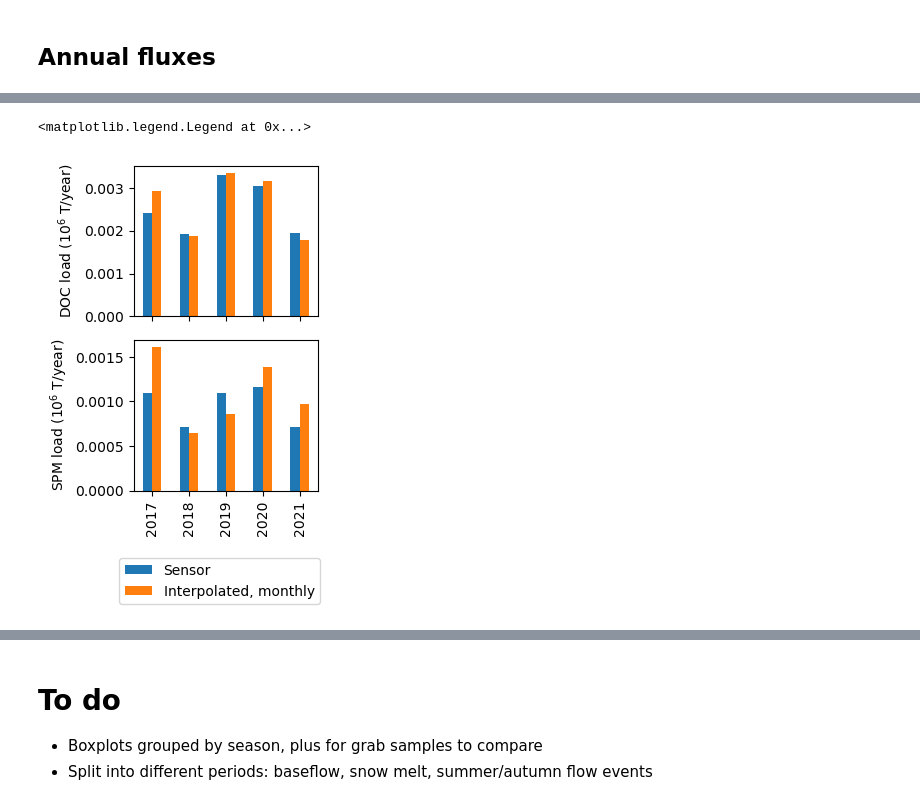
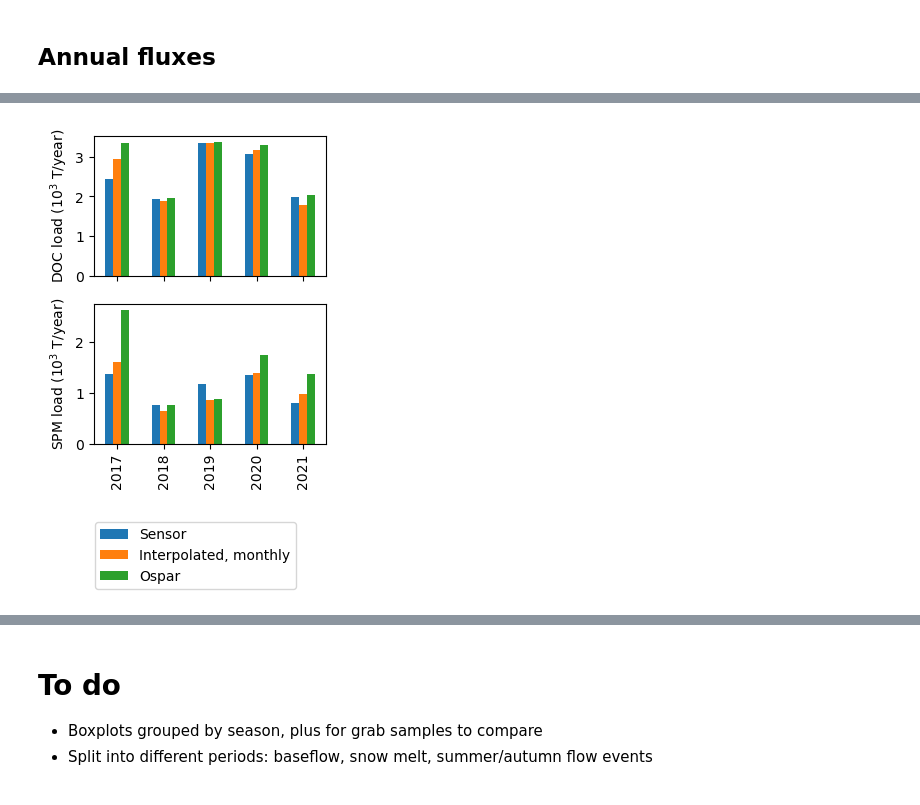
Before and after one commit to NIVANorge/maalselva, a Jupyter notebook: 2022_MD/code/md_option4_python.ipynb, the cells around one changed output, grey strips where cells are left out. Drawn from its saved outputs; the diff is of its cells as text; code cells hidden in the pictures.

Commit message:
Add ospar fluxes, regressions using hour-joins

```diff
--- a/2022_MD/code/md_option4_python.ipynb
+++ b/2022_MD/code/md_option4_python.ipynb
@@ -957,2 +1099,21 @@ for var in ['DOC', 'SPM']:
 # %% [markdown]
 ## Annual fluxes
+# %%
+# Read in annual fluxes calculated using Ospar method
+fluxes_ospar_df = pd.read_excel(r'../data/Ospar_Fluxes_bothstations.xlsx')
+fluxes_ospar_df.columns = ['site', 'year', 'ospar_DOC_extra', 'ospar_DOC_monthly', 'ospar_SPM_extra', 'ospar_SPM_monthly']
+fluxes_ospar_df = fluxes_ospar_df.loc[fluxes_ospar_df['site'] == site]
+fluxes_ospar_df.set_index('year', inplace=True)
+fluxes_ospar_df.drop('site', axis=1, inplace=True)
+
+# Convert units to 10^3 Tonnes/yr
+fluxes_ospar_df = fluxes_ospar_df/10**6
+
+if site == 'Malselva':
+    # Drop values that are the same
+    fluxes_ospar_df.loc[[2018, 2021], 'ospar_SPM_extra'] = np.NaN
+    fluxes_ospar_df.loc[[2018, 2020, 2021], 'ospar_DOC_extra'] = np.NaN
+    # Drop dodgy 2020-2021 DOC data
+    fluxes_ospar_df.loc[[2020, 2021], 'ospar_DOC_monthly'] = np.NaN
+
+fluxes_ospar_df
@@ -959,47 +1128,64 @@ for var in ['DOC', 'SPM']:
 # %%
 fluxes_yr_df = fluxes_daily_df.loc[:, col_li].resample('Y').sum()
-# Convert to megatonnes (10^6 tonnes/year)
-fluxes_yr_df = fluxes_yr_df/10**6
+# Convert to kilotonnes (10^3 tonnes/year)
+fluxes_yr_df = fluxes_yr_df/10**3
 
 fluxes_yr_df.index = fluxes_yr_df.index.year
+
+# Add Ospar estimates
+fluxes_yr_df = pd.concat([fluxes_yr_df, fluxes_ospar_df], axis=1)
 
 # Remove estimates based on grab samples for 2020 and 2021 (almost no data)
 if site == 'Malselva':
     fluxes_yr_df.loc[[2020, 2021], ['flux_DOC_interp_monthly', 'flux_DOC_interp_extra']] = np.NaN
     fluxes_yr_df.loc[[2021], ['flux_DOC_sensor']] = np.NaN
     # Also remove 'interpolated_extra' fluxes for 2018 and 2020 for Målselva
     fluxes_yr_df.loc[[2018, 2021], ['flux_DOC_interp_extra', 'flux_SPM_interp_extra']] = np.NaN
     # Turbidity was only measured from mid-2018, so drop
     fluxes_yr_df.loc[2018, 'flux_SPM_sensor'] = np.NaN
 
 if site == 'Storelva':
     fluxes_yr_df.loc[2022, :] = np.NaN
 
 fluxes_yr_df.dropna(how='all', inplace=True)
 
 fig, axs = plt.subplots(2, 1, sharex=True, figsize=(3, 4))
 
 for i, var in enumerate(['DOC', 'SPM']):
     if site == 'Malselva':
         var_li = ['flux_%s_sensor' % var,
                   'flux_%s_interp_monthly' % var,
-                  'flux_%s_interp_extra' % var]
+                  'flux_%s_interp_extra' % var,
+                  'ospar_%s_monthly' % var,
+                  'ospar_%s_extra' % var]
     else:
         var_li = ['flux_%s_sensor' % var,
-                  'flux_%s_interp_monthly' % var]
+                  'flux_%s_interp_monthly' % var,
+                  'ospar_%s_monthly' % var]
 
     fluxes_yr_df[var_li].plot(kind='bar',
                               ax=axs[i], legend=False)
 
-    axs[i].set_ylabel('%s load (10$^6$ T/year)' % var)
+    axs[i].set_ylabel('%s load (10$^3$ T/year)' % var)
     axs[i].set_xlabel('')
 
-plt.tight_layout()
+# plt.tight_layout()
 
-axs[1].legend(labels=['Sensor', 'Interpolated, monthly',
-                      'Interpolated, extra'],
-             loc='right', bbox_to_anchor=(1.05, -0.6),
+if site == 'Malselva':
+    legend = axs[1].legend(labels=['Sensor',
+                                   'Interpolated, monthly',
+                                   'Interpolated, extra',
+                                   'Ospar, monthly',
+                                   'Ospar, extra'],
+                 loc='right', bbox_to_anchor=(0.9, -0.8),
+                 fancybox=True)
+else:
+    legend = axs[1].legend(labels=['Sensor',
+                                   'Interpolated, monthly',
+                                   'Ospar'],
+             loc='right', bbox_to_anchor=(0.9, -0.8),
              fancybox=True)
+
+plt.savefig(r'../figures/fluxes_annual_%s.png' % site, bbox_extra_artists=(legend,), bbox_inches='tight')
 # %% [output]
-<matplotlib.legend.Legend at 0x...>
-[figure, old version]
+[figure, new version]
```
Also changed, not shown: parts of 36 cells of this notebook, 24 other files.
